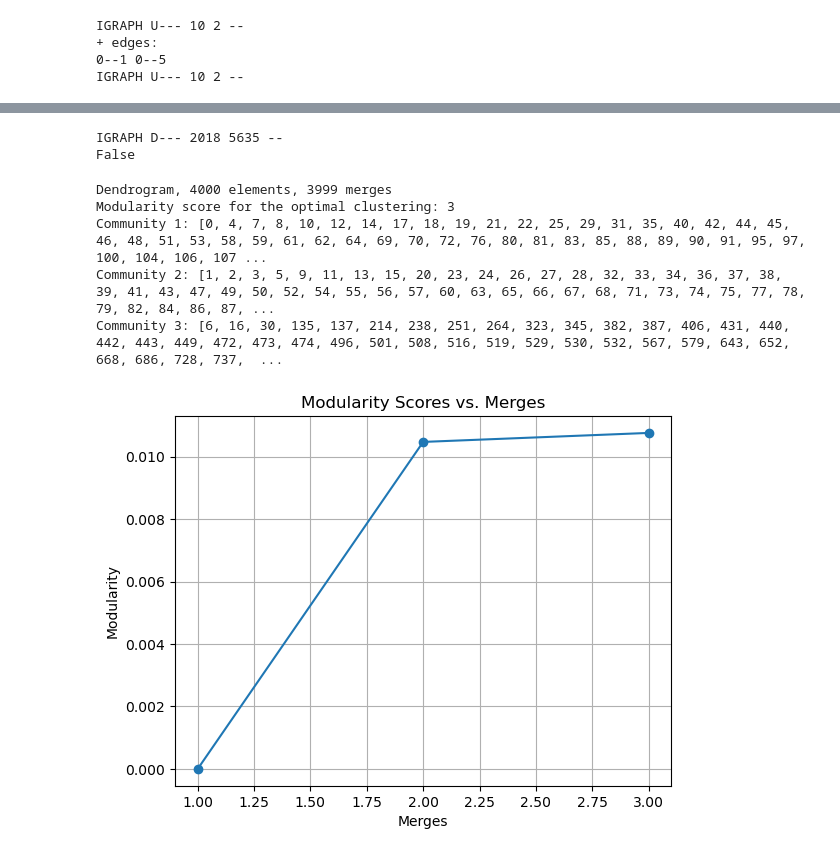
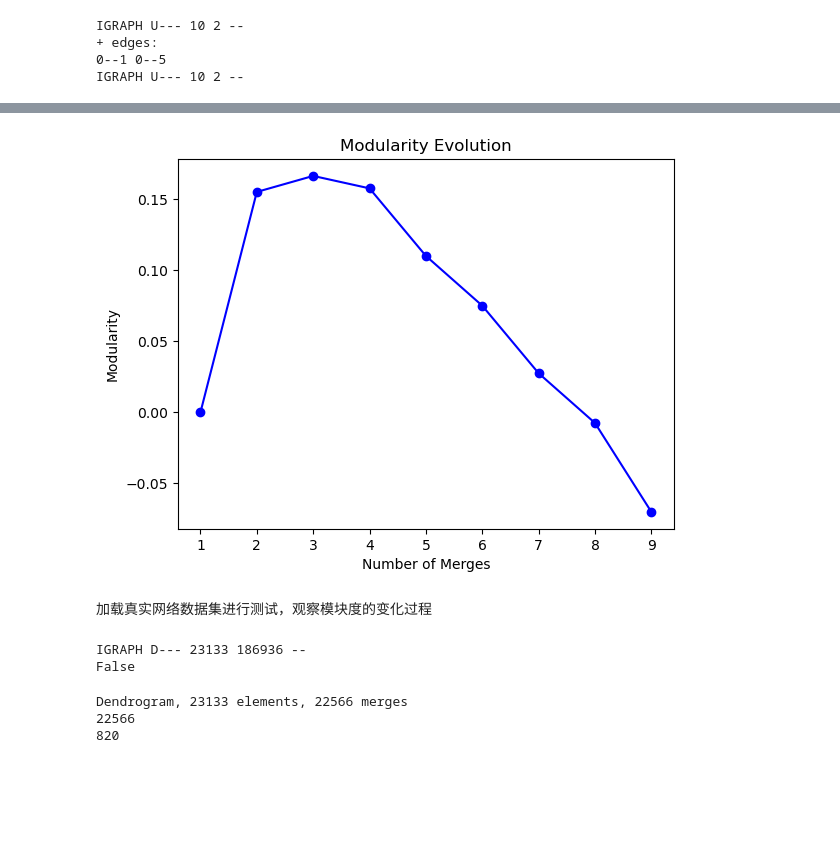
Before and after one commit to dzcaprime/Network, a Jupyter notebook: community.ipynb, the cells around one changed output, grey strips where cells are left out. Drawn from its saved outputs; the diff is of its cells as text; code cells hidden in the pictures; blank space fills up the shorter version.

```diff
--- a/community.ipynb
+++ b/community.ipynb
@@ -21,7 +42,27 @@ IGRAPH U--- 10 2 --
+# %%
+# Get the modularity values and number of merges
+merges = range(1, len(dendrogram.merges) + 1)
+modularity = []
+
+# Calculate modularity at each merge step
+for merge in merges:
+    clusters = dendrogram.as_clustering(merge)
+    modularity.append(clusters.modularity)
+
+# Plot modularity evolution
+plt.plot(merges, modularity, marker='o', linestyle='-', color='b')
+plt.xlabel('Number of Merges')
+plt.ylabel('Modularity')
+plt.title('Modularity Evolution')
+plt.show()
+# %% [output]
+[figure, added]
+# %% [markdown]
+加载真实网络数据集进行测试，观察模块度的变化过程
 # %%
 #加载真实网络数据集
 # 3. 蛋白质交互网络
-df3 = pd.read_csv("./real-data/protein_interaction.csv")
+df3 = pd.read_csv("./real-data/citation.csv")
 G1 = nx.from_pandas_edgelist(df3, 'source', 'target', create_using = nx.Graph())
 G1=nx.to_undirected(G1)
 Matrix=nx.adjacency_matrix(G1)
@@ -31,45 +72,14 @@ ig.summary(G)
 G.to_undirected()
 print(G.is_directed())
 # %% [output]
-IGRAPH D--- 2018 5635 --
+IGRAPH D--- 23133 186936 --
 False
-# %%
-#generate a tuple to get the return value
-community=G.community_fastgreedy()
-print(community)
-# Extract the clusters from the dendrogram at a specific level
-level = 1  # Adjust the level according to your needs
-n_clusters = int(level * community.optimal_count)  # Convert level to an integer
-clusters = community.as_clustering(n_clusters)
-# Print the modularity score for the optimal clustering
-modularity_score = community.optimal_count
-print(f"Modularity score for the optimal clustering: {modularity_score}")
-
-# Print the community assignments
-for i, cluster in enumerate(clusters):
-    print(f"Community {i+1}: {cluster}")
-# %% [output]
-Dendrogram, 4000 elements, 3999 merges
-Modularity score for the optimal clustering: 3
-Community 1: [0, 4, 7, 8, 10, 12, 14, 17, 18, 19, 21, 22, 25, 29, 31, 35, 40, 42, 44, 45, 46, 48, 51, 53, 58, 59, 61, 62, 64, 69, 70, 72, 76, 80, 81, 83, 85, 88, 89, 90, 91, 95, 97, 100, 104, 106, 107 ...
-Community 2: [1, 2, 3, 5, 9, 11, 13, 15, 20, 23, 24, 26, 27, 28, 32, 33, 34, 36, 37, 38, 39, 41, 43, 47, 49, 50, 52, 54, 55, 56, 57, 60, 63, 65, 66, 67, 68, 71, 73, 74, 75, 77, 78, 79, 82, 84, 86, 87, ...
-Community 3: [6, 16, 30, 135, 137, 214, 238, 251, 264, 323, 345, 382, 387, 406, 431, 440, 442, 443, 449, 472, 473, 474, 496, 501, 508, 516, 519, 529, 530, 532, 567, 579, 643, 652, 668, 686, 728, 737,  ...
-# %%
-# Extract the clustering at each level and calculate the modularity score
-modularity_scores = []
-for level in range(community.optimal_count):
-    clusters = community.as_clustering(level+1)
-    modularity = clusters.modularity
-    modularity_scores.append(modularity)
-
-# Create a list of merges
-merges = range(1, len(modularity_scores)+1)
-# Plot the data
-plt.plot(merges, modularity_scores, marker='o')
-plt.xlabel('Merges')
-plt.ylabel('Modularity')
-plt.title('Modularity Scores vs. Merges')
-plt.grid(True)
-plt.show()
-# %% [output]
-[figure, removed]
+# %%
+result=G.community_fastgreedy()
+print(result.summary())
+print(len(result.merges))
+print(result.optimal_count)
+# %% [output]
+Dendrogram, 23133 elements, 22566 merges
+22566
+820
```
Also changed, not shown: parts of 6 cells of this notebook.
